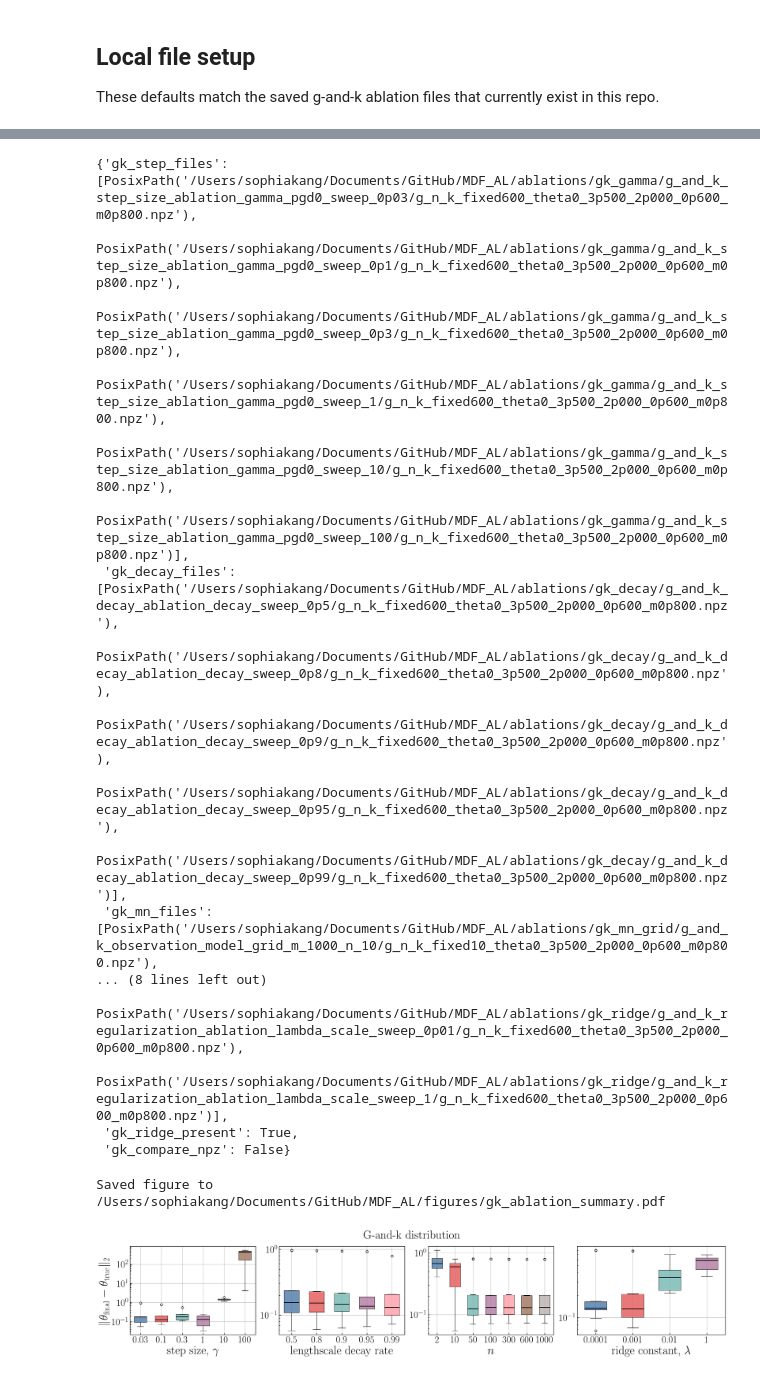
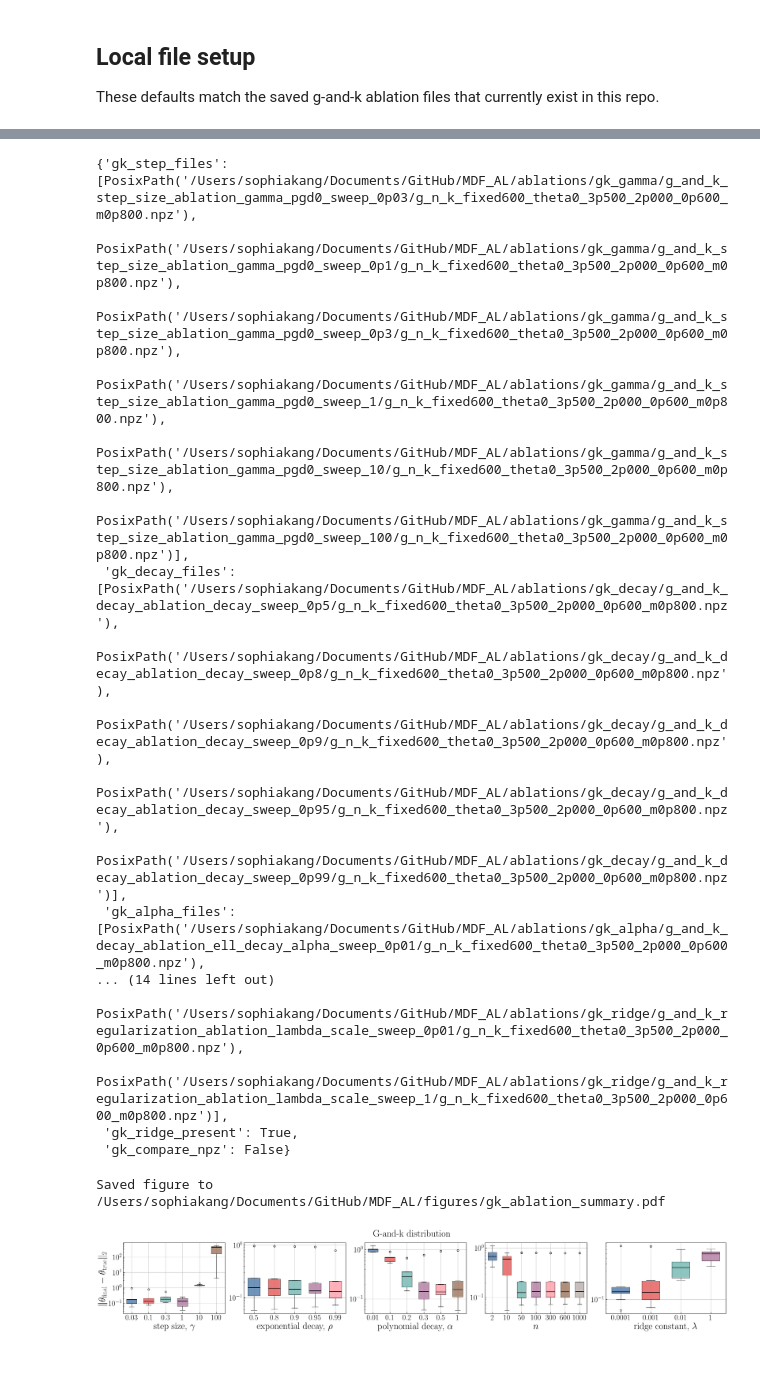
Before and after one commit to seulkang0518/MDF_AL, a Jupyter notebook: g_and_k_ablations.ipynb, the cells around one changed output, grey strips where cells are left out. Drawn from its saved outputs; the diff is of its cells as text; code cells hidden in the pictures.

Commit message:
polynomial decay for ell

```diff
--- a/g_and_k_ablations.ipynb
+++ b/g_and_k_ablations.ipynb
@@ -418,6 +432,7 @@ These defaults match the saved g-and-k ablation files that currently exist in th
 # %%
 gk_step_dir = ABLATIONS_DIR / "gk_gamma"
 gk_decay_dir = ABLATIONS_DIR / "gk_decay"
+gk_alpha_dir = ABLATIONS_DIR / "gk_alpha"
 gk_mn_dir = ABLATIONS_DIR / "gk_mn_grid"
 gk_ridge_dir = ABLATIONS_DIR / "gk_ridge"
 gk_compare_npz = ROOT / "g_n_k_fixed600_theta0_2p000_2p000_1p500_m0p300.npz"
@@ -425,10 +440,11 @@ gk_compare_npz = ROOT / "g_n_k_fixed600_theta0_2p000_2p000_1p500_m0p300.npz"
 {
     "gk_step_dir": gk_step_dir,
     "gk_decay_dir": gk_decay_dir,
+    "gk_alpha_dir": gk_alpha_dir,
     "gk_mn_dir": gk_mn_dir,
     "gk_ridge_dir": gk_ridge_dir,
     "gk_compare_npz": gk_compare_npz,
-    "outputs": [STEP_OUTPUT, DECAY_OUTPUT, MN_OUTPUT, LENGTHSCALE_OUTPUT],
+    "outputs": [STEP_OUTPUT, DECAY_OUTPUT, ALPHA_OUTPUT, MN_OUTPUT, LENGTHSCALE_OUTPUT],
 }
 # %% [output]
 {'gk_step_dir': PosixPath('/Users/sophiakang/Documents/GitHub/MDF_AL/ablations/gk_gamma'),
@@ -444,6 +462,7 @@ gk_compare_npz = ROOT / "g_n_k_fixed600_theta0_2p000_2p000_1p500_m0p300.npz"
 available_inputs = {
     "gk_step_files": list(_iter_ablation_npz(gk_step_dir)),
     "gk_decay_files": list(_iter_ablation_npz(gk_decay_dir)),
+    "gk_alpha_files": list(_iter_ablation_npz(gk_alpha_dir)),
     "gk_mn_files": list(_iter_ablation_npz(gk_mn_dir)),
     "gk_ridge_files": list(_iter_ablation_npz(gk_ridge_dir)),
     "gk_ridge_present": any(_iter_ablation_npz(gk_ridge_dir)),
@@ -462,8 +481,8 @@ available_inputs
   PosixPath('/Users/sophiakang/Documents/GitHub/MDF_AL/ablations/gk_decay/g_and_k_decay_ablation_decay_sweep_0p9/g_n_k_fixed600_theta0_3p500_2p000_0p600_m0p800.npz'),
   PosixPath('/Users/sophiakang/Documents/GitHub/MDF_AL/ablations/gk_decay/g_and_k_decay_ablation_decay_sweep_0p95/g_n_k_fixed600_theta0_3p500_2p000_0p600_m0p800.npz'),
   PosixPath('/Users/sophiakang/Documents/GitHub/MDF_AL/ablations/gk_decay/g_and_k_decay_ablation_decay_sweep_0p99/g_n_k_fixed600_theta0_3p500_2p000_0p600_m0p800.npz')],
- 'gk_mn_files': [PosixPath('/Users/sophiakang/Documents/GitHub/MDF_AL/ablations/gk_mn_grid/g_and_k_observation_model_grid_m_1000_n_10/g_n_k_fixed10_theta0_3p500_2p000_0p600_m0p800.npz'),
-... (8 lines left out)
+ 'gk_alpha_files': [PosixPath('/Users/sophiakang/Documents/GitHub/MDF_AL/ablations/gk_alpha/g_and_k_decay_ablation_ell_decay_alpha_sweep_0p01/g_n_k_fixed600_theta0_3p500_2p000_0p600_m0p800.npz'),
+... (14 lines left out)
   PosixPath('/Users/sophiakang/Documents/GitHub/MDF_AL/ablations/gk_ridge/g_and_k_regularization_ablation_lambda_scale_sweep_0p01/g_n_k_fixed600_theta0_3p500_2p000_0p600_m0p800.npz'),
   PosixPath('/Users/sophiakang/Documents/GitHub/MDF_AL/ablations/gk_ridge/g_and_k_regularization_ablation_lambda_scale_sweep_1/g_n_k_fixed600_theta0_3p500_2p000_0p600_m0p800.npz')],
  'gk_ridge_present': True,
@@ -471,32 +490,34 @@ available_inputs
 # %%
 required_inputs = [
     *list(_iter_ablation_npz(gk_step_dir)),
     *list(_iter_ablation_npz(gk_decay_dir)),
+    *list(_iter_ablation_npz(gk_alpha_dir)),
     *list(_iter_ablation_npz(gk_mn_dir)),
     *list(_iter_ablation_npz(gk_ridge_dir)),
 ]
 missing_inputs = [path for path in required_inputs if not Path(path).exists()]
 if not any(_iter_ablation_npz(gk_ridge_dir)):
     missing_inputs.append(gk_ridge_dir)
 
 if not missing_inputs:
     fig = make_gk_ablation_summary(
         gk_step_dir=gk_step_dir,
         gk_decay_dir=gk_decay_dir,
+        gk_alpha_dir=gk_alpha_dir,
         gk_mn_dir=gk_mn_dir,
         gk_ridge_dir=gk_ridge_dir,
         output_path=None,
-        figsize=(24, 5),
+        figsize=(30, 5),
         dpi=SUMMARY_DPI,
     )
     fig.savefig(SUMMARY_OUTPUT, bbox_inches="tight")
     print(f"Saved figure to {SUMMARY_OUTPUT}")
     display(fig)
 else:
     print(
         f"Figure not rendered because {len(missing_inputs)} source input(s) are missing: "
         + ", ".join(str(path) for path in missing_inputs)
     )
 # %% [output]
 Saved figure to /Users/sophiakang/Documents/GitHub/MDF_AL/figures/gk_ablation_summary.pdf
-[figure, old version]
+[figure, new version]
```
Also changed, not shown: parts of 2 cells of this notebook, 41 other files.
